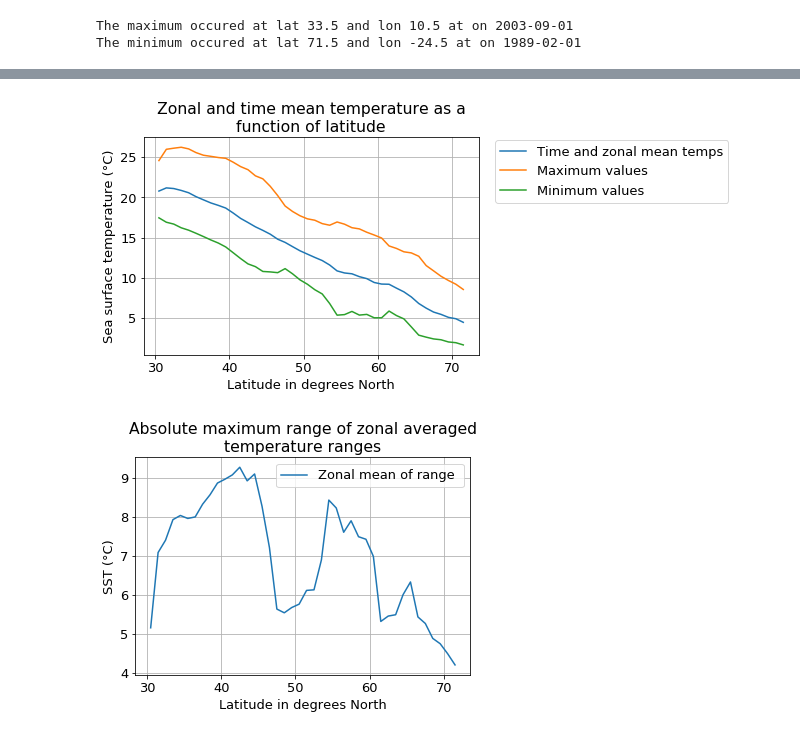
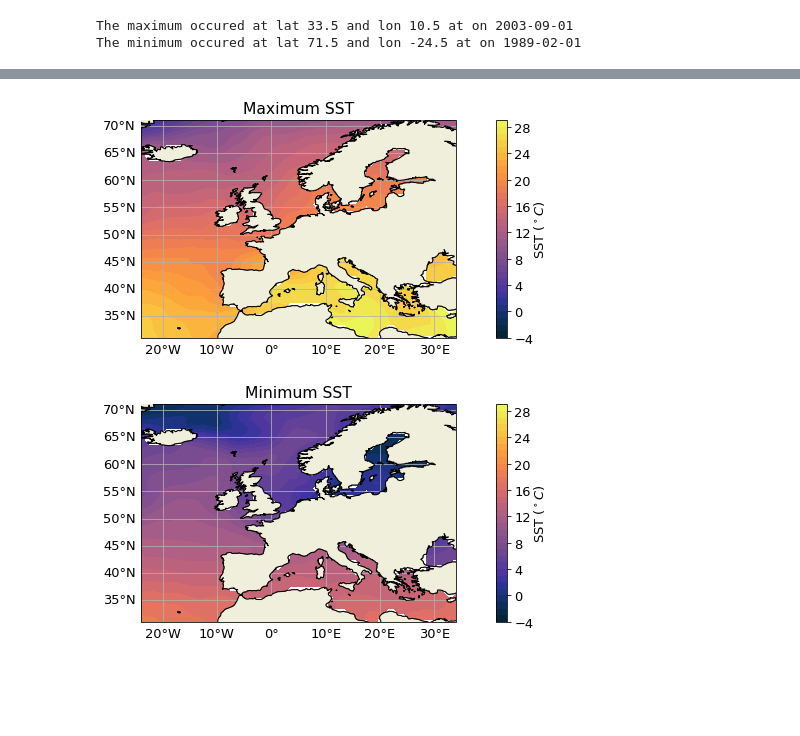
Before and after one commit to SebBub/climAPC2, a Jupyter notebook: Python_Scripts/Exercise_1_clim_var.ipynb, the cells around one changed output, grey strips where cells are left out. Drawn from its saved outputs; the diff is of its cells as text; code cells hidden in the pictures; blank space fills up the shorter version.

```diff
--- a/Python_Scripts/Exercise_1_clim_var.ipynb
+++ b/Python_Scripts/Exercise_1_clim_var.ipynb
@@ -139,42 +116,10 @@ from textwrap import wrap
-# %%
-#%% Part 2
-# Compute the monthly climatologies and anomalies with 'climanom.m' and the range of the mean seasonal cycle.
-
-# see here: http://xarray.pydata.org/en/stable/time-series.html - "Resampling and grouped operations"
-# monthly climatology:
-sstemp_da_rm_climM = sst_eu.groupby('time.month').mean()
-# monthly anomaly:
-sstemp_da_rm_anomM = sst_eu.groupby('time.month') - sstemp_da_rm_climM #TODO not entirely sure this is the correct way.. needs some plausibility check of the results
-
-# Plot the mean temperature (precipitation), averaged over all longitudes, as a function of latitude.
-sstemp_da_rm_lat = sst_eu.mean(dim='lon').mean(dim='time')
-
-fig2, ax2 = plt.subplots()
-sstemp_da_rm_lat.plot(ax=ax2, label='Time and zonal mean temps')
-sst_eu.max(dim='time').mean(dim='lon').plot(ax=ax2, label='Maximum values')
-sst_eu.min(dim='time').mean(dim='lon').plot(ax=ax2, label='Minimum values')
-
-ax2.set(xlabel='Latitude in degrees North', ylabel='Sea surface temperature (°C)',
-        title="\n".join(wrap('Zonal and time mean temperature as a function of latitude',40)))
-ax2.grid()
-ax2.legend(loc=(1.05,.7))
-fig2.show()
-#fig2.savefig('mean_t_lat.png', dpi=500)
-# %% [output]
-[figure, removed]
-# %%
-# Do the same for the range of the monthly climatologies.
-sstemp_da_rm_ClimRange = (sstemp_da_rm_climM.max('month') - sstemp_da_rm_climM.min('month')).mean(dim='lon')
-
-fig3, ax3 = plt.subplots()
-sstemp_da_rm_ClimRange.plot(ax=ax3, label='Zonal mean of range ')
-# airtemp_da_rm_lat.plot(ax=ax3, label='Time and zonal mean temperature')
-ax3.set(xlabel='Latitude in degrees North', ylabel='SST (°C)', title="\n".join(wrap('Absolute maximum range of zonal averaged temperature ranges',40)))
-ax3.grid()
-ax3.legend(loc='upper right') #plt.legend(loc=(1.05,.55))
-fig3.show()
-#fig3.savefig('mean_range_lat.png', dpi=500)
-# %% [output]
-[figure, removed]
+# %%
+maps_europe(t_max,'Maximum SST',-4, 30,1 )
+maps_europe(t_min,'Minimum SST',-4, 30, 1)
+
+# @Ilana can we add the crosses here withs catter for the min and max lon/lat coordinates?
+# %% [output]
+[figure, added]
+[figure, added]
 # %%
 #subtract latitudinal means
```
Also changed, not shown: parts of 25 cells of this notebook.
